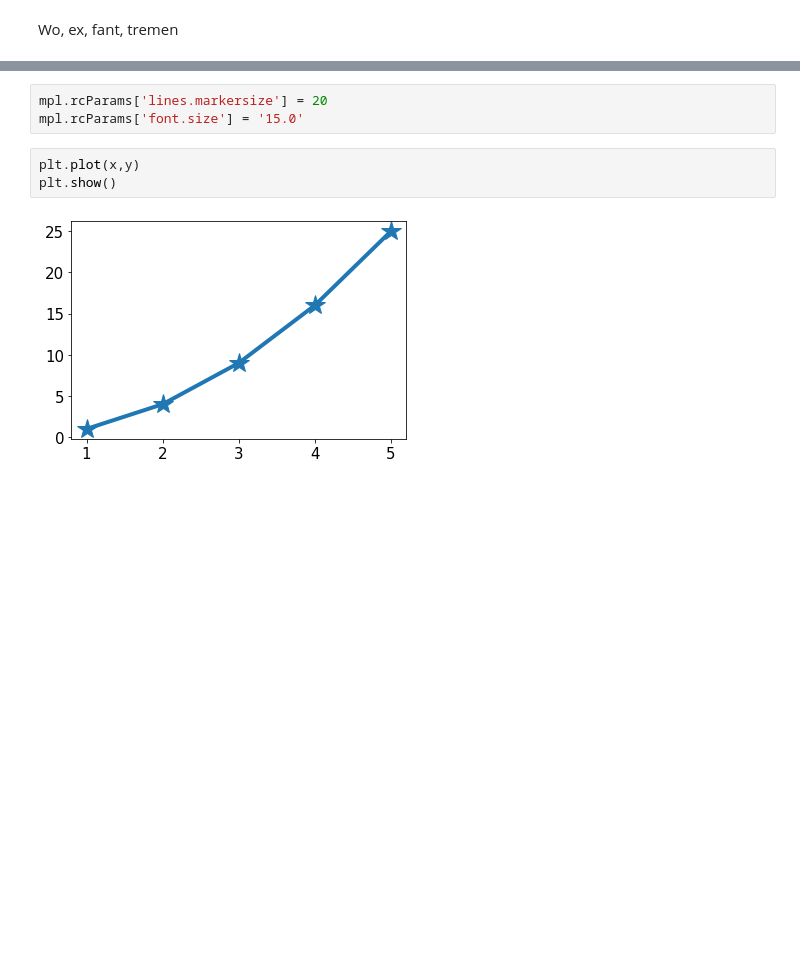
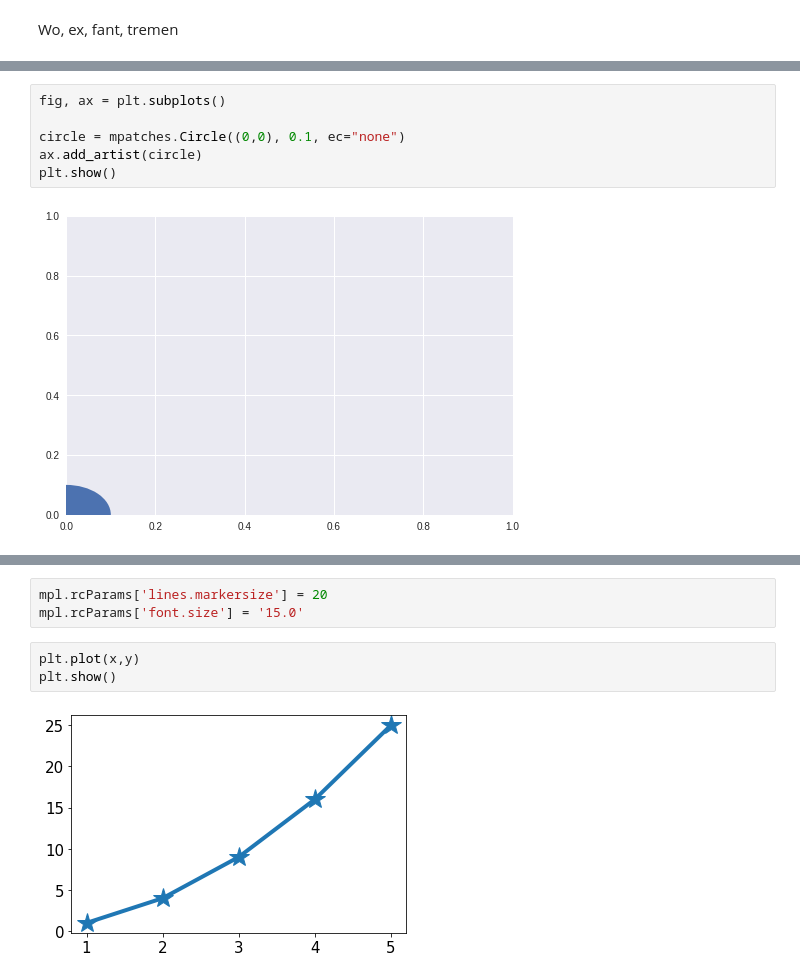
Before and after one commit to MikSm1th/mit, a Jupyter notebook: matplot_master.ipynb, the cells around one changed output, grey strips where cells are left out. Drawn from its saved outputs; the diff is of its cells as text; blank space fills up the shorter version.

```diff
--- a/matplot_master.ipynb
+++ b/matplot_master.ipynb
@@ -14,0 +68,8 @@ mpl.rc('lines', linewidth=4, linestyle='-', marker='*')
+# %%
+fig, ax = plt.subplots()
+
+circle = mpatches.Circle((0,0), 0.1, ec="none")
+ax.add_artist(circle)
+plt.show()
+# %% [output]
+[figure, added]
```
Also changed, not shown: parts of 12 cells of this notebook, 1 other file.
